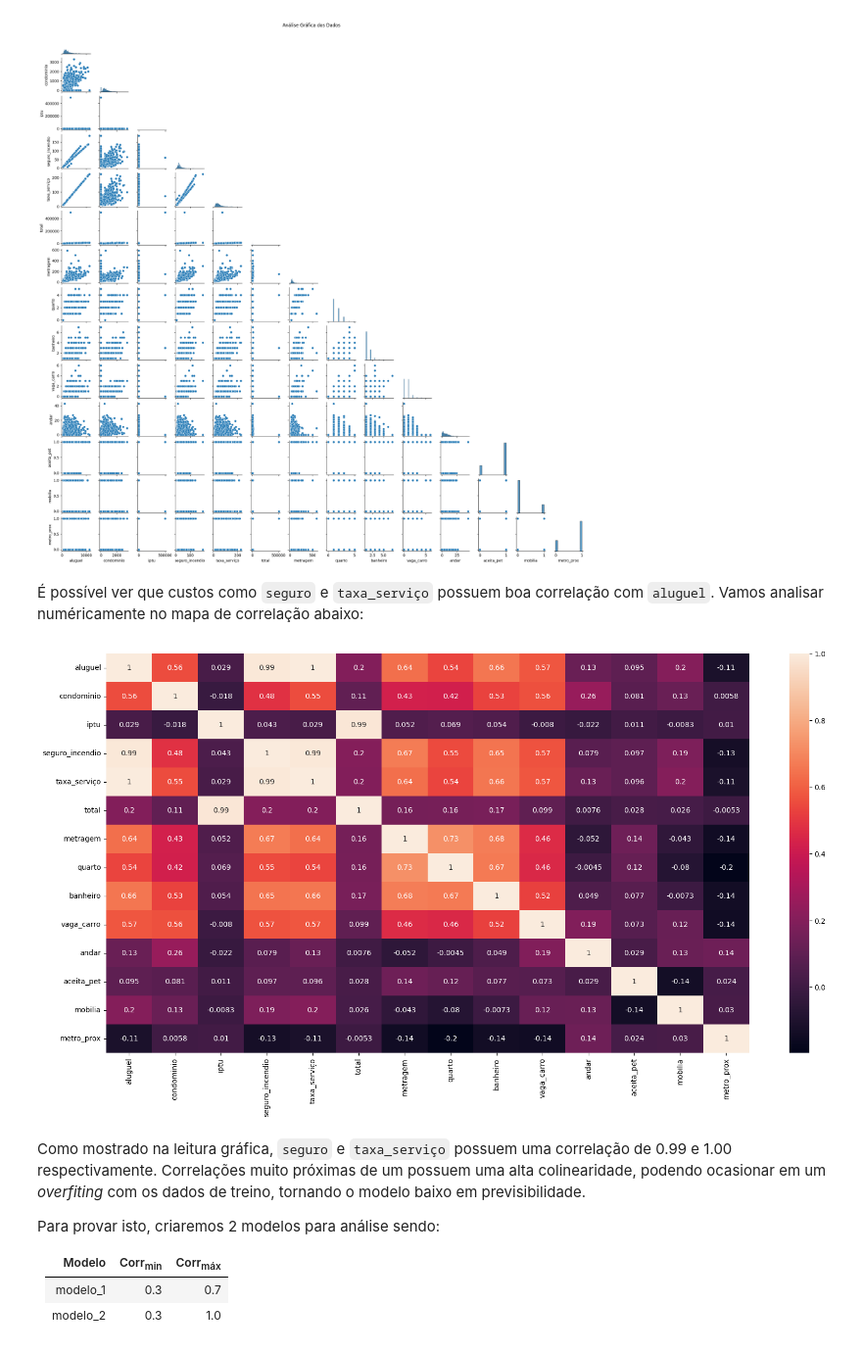
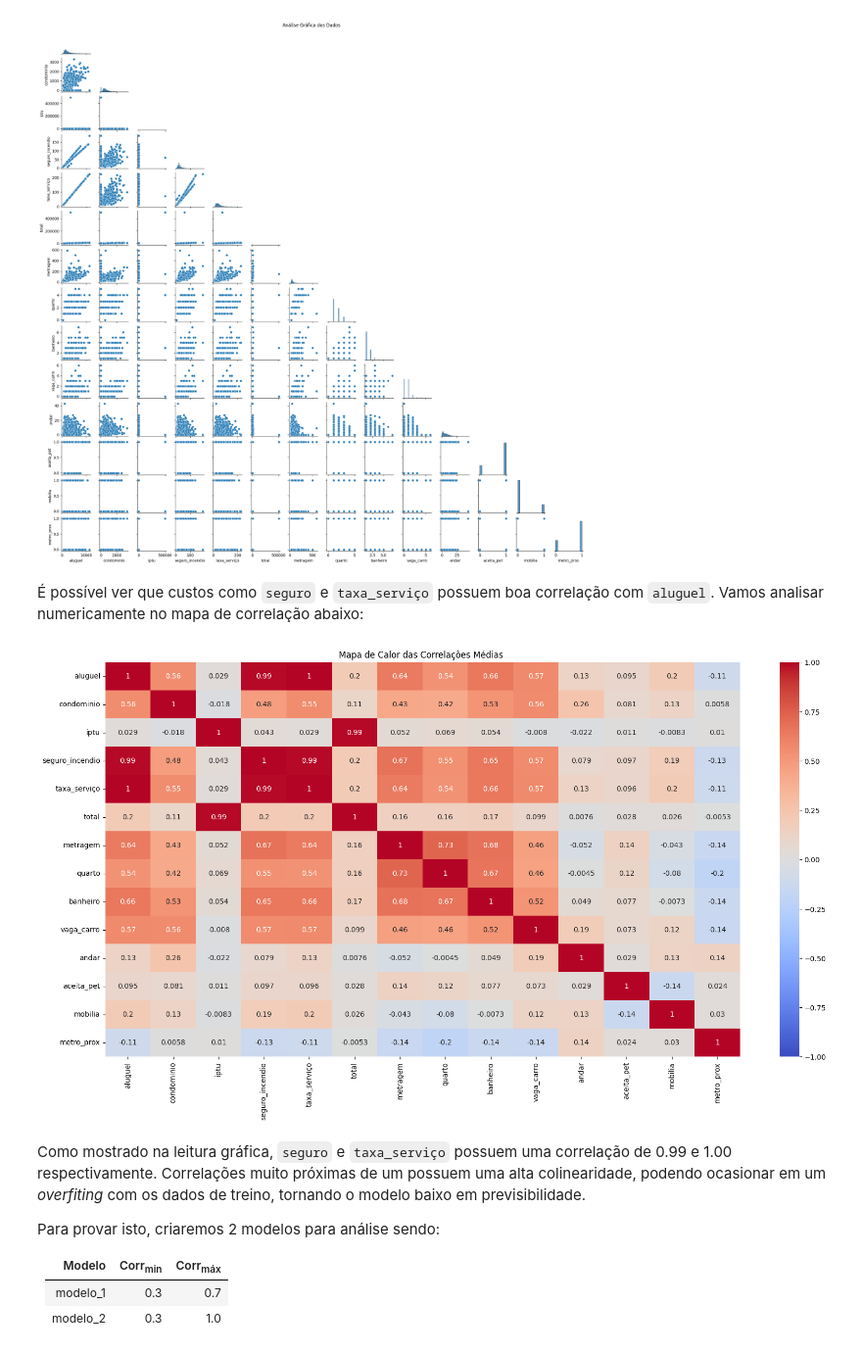
Before and after one commit to VitorFRodrigues/PUCMinas_DataScience, a Jupyter notebook: 03-Tec_Amostragem_Mod_regressao/Exercicios/TrabalhoFinal/TrabalhoFinal.ipynb, the cells around one changed output. Shown at 98% size. Drawn from its saved outputs; the diff is of its cells as text; code cells hidden in the pictures.

```diff
--- a/03-Tec_Amostragem_Mod_regressao/Exercicios/TrabalhoFinal/TrabalhoFinal.ipynb
+++ b/03-Tec_Amostragem_Mod_regressao/Exercicios/TrabalhoFinal/TrabalhoFinal.ipynb
@@ -181,15 +197,15 @@ plt.show()
 # %% [output]
 [figure]
 # %% [markdown]
-É possível ver que custos como `seguro` e `taxa_serviço` possuem boa correlação com `aluguel`. Vamos analisar numéricamente no mapa de correlação abaixo:
+É possível ver que custos como `seguro` e `taxa_serviço` possuem boa correlação com `aluguel`. Vamos analisar numericamente no mapa de correlação abaixo:
 # %%
-# Mapa de correlação
-plt.figure(figsize=(20,10))
+plt.figure(figsize=(20, 10))
 corr = dados[dados.describe().columns].corr()
-sns.heatmap(corr, annot=True)
+sns.heatmap(corr, annot=True,cmap='coolwarm', vmin=-1, vmax=1)
+plt.title(f'Mapa de Calor das Correlações Médias ')
 plt.show()
 # %% [output]
-[figure, old version]
+[figure, new version]
 # %% [markdown]
 Como mostrado na leitura gráfica, `seguro` e `taxa_serviço` possuem uma correlação de 0.99 e 1.00 respectivamente. Correlações muito próximas de um possuem uma alta colinearidade, podendo ocasionar em um *overfiting* com os dados de treino, tornando o modelo baixo em previsibilidade.
 
```
Also changed, not shown: parts of 60 cells of this notebook.
